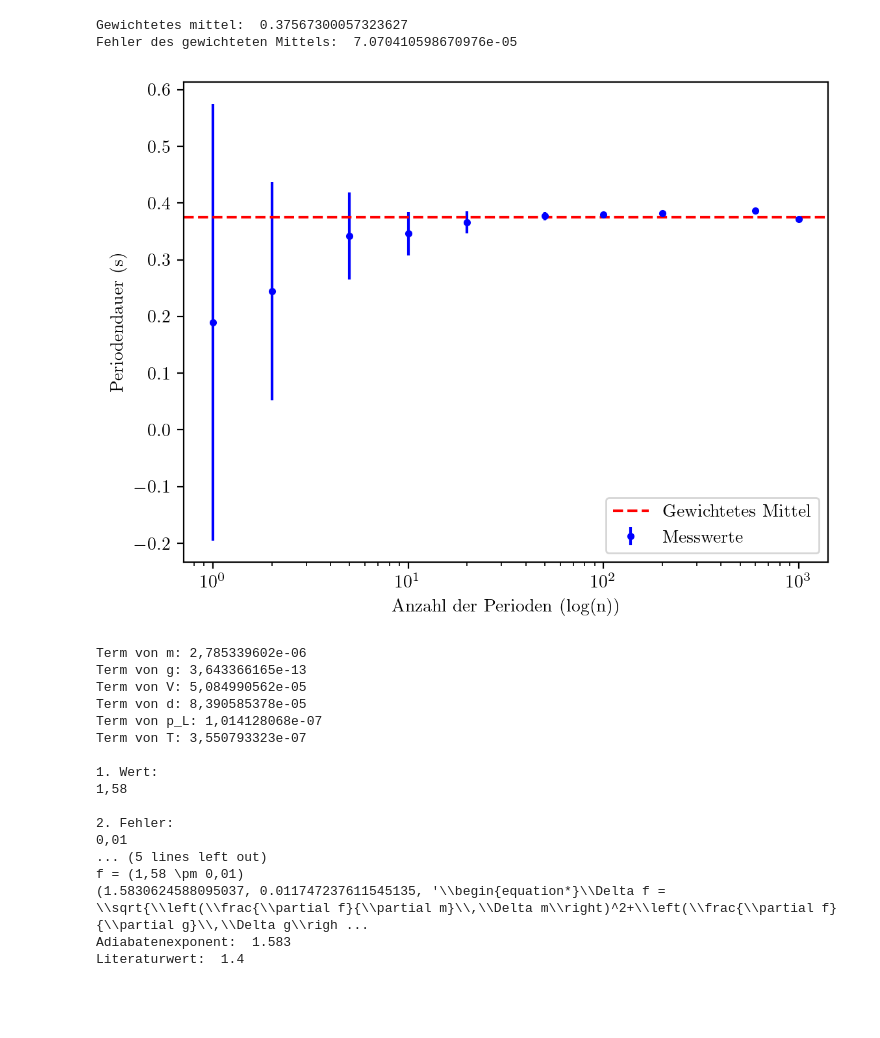
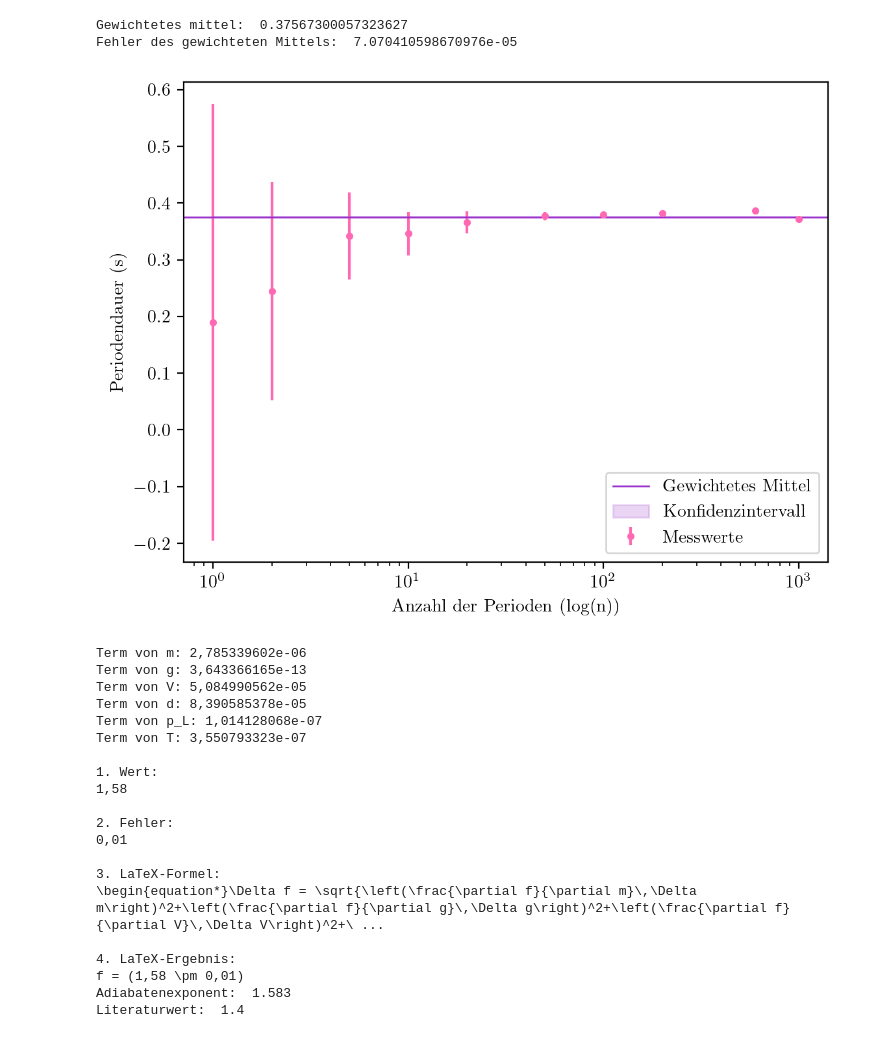
Before and after one commit to OGentner/AP1-Gruppe-143, a Jupyter notebook: V32_Auswertung.ipynb, the cells around one changed output. Drawn from its saved outputs; the diff is of its cells as text; code cells hidden in the pictures; blank space fills up the shorter version.

```diff
--- a/V32_Auswertung.ipynb
+++ b/V32_Auswertung.ipynb
@@ -74,21 +61,29 @@ Fehler des gewichteten Mittels:  7.070410598670976e-05
 # %%
 # Diagramm T (linear) gegen n (logarithmisch), Illustration von gewichtetes_Mittel
 
 # Ursprüngliche Fehlerbalken-Berechnung:
 fehler = np.sqrt((Standardabweichung_Gesamtzeit/perioden)**2+(gewichtetes_mittel/perioden)**2)
 # fehler = Standardabweichung_Gesamtzeit / perioden
 
 fig, ax = plt.subplots(dpi=200)
-ax.errorbar(perioden, periodendauer2, yerr=fehler, fmt='.', label='Messwerte', color='b')
-ax.axhline(y=gewichtetes_mittel, color='r', linestyle='--', label='Gewichtetes Mittel')
+ax.errorbar(perioden, periodendauer2, yerr=fehler, fmt='.', label='Messwerte', color='hotpink')
+ax.axhline(y=gewichtetes_mittel, color='darkorchid', linestyle='-', linewidth=1, label='Gewichtetes Mittel')
+plt.fill_between(
+    perioden,
+    gewichtetes_mittel -  fehler_gewichtetes_mittel,
+    gewichtetes_mittel + fehler_gewichtetes_mittel,
+    color="darkorchid",
+    alpha=0.2,
+    label=r"Konfidenzintervall",
+)
 ax.set_xscale('log')
 ax.set_yscale('linear')
 ax.set_xlabel('Anzahl der Perioden (log(n))')
 ax.set_ylabel('Periodendauer (s)')
 ax.legend(loc='lower right')
 plt.show()
 # %% [output]
-[figure, old version]
+[figure, new version]
 # %%
 # Berechnung des Adiabatenexponenten
 m = 5.67e-3
@@ -115,7 +110,7 @@ k = (gauss_error_values(
     returnLaTex=True
 ))
 
-print(k)
+# print(k)
 kappa = k[0]
 kappafehler = k[1]
 
@@ -136,9 +131,12 @@ Term von T: 3,550793323e-07
 
 2. Fehler:
 0,01
-... (5 lines left out)
+
+3. LaTeX-Formel:
+\begin{equation*}\Delta f = \sqrt{\left(\frac{\partial f}{\partial m}\,\Delta m\right)^2+\left(\frac{\partial f}{\partial g}\,\Delta g\right)^2+\left(\frac{\partial f}{\partial V}\,\Delta V\right)^2+\ ...
+
+4. LaTeX-Ergebnis:
 f = (1,58 \pm 0,01)
-(1.5830624588095037, 0.011747237611545135, '\\begin{equation*}\\Delta f = \\sqrt{\\left(\\frac{\\partial f}{\\partial m}\\,\\Delta m\\right)^2+\\left(\\frac{\\partial f}{\\partial g}\\,\\Delta g\\righ ...
 Adiabatenexponent:  1.583
 Literaturwert:  1.4
 # %%
```
Also changed, not shown: parts of 4 cells of this notebook, 1 other file.
